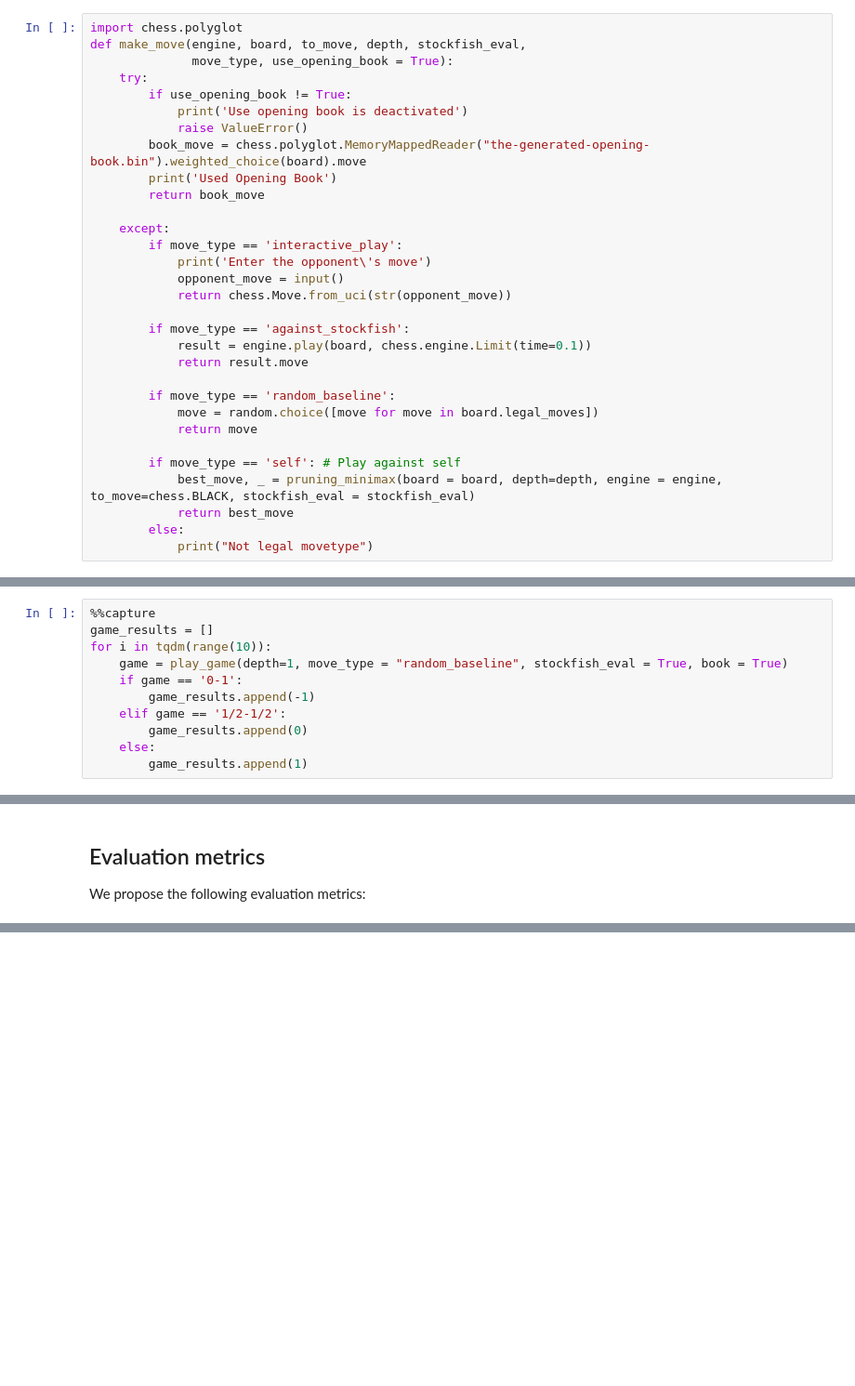
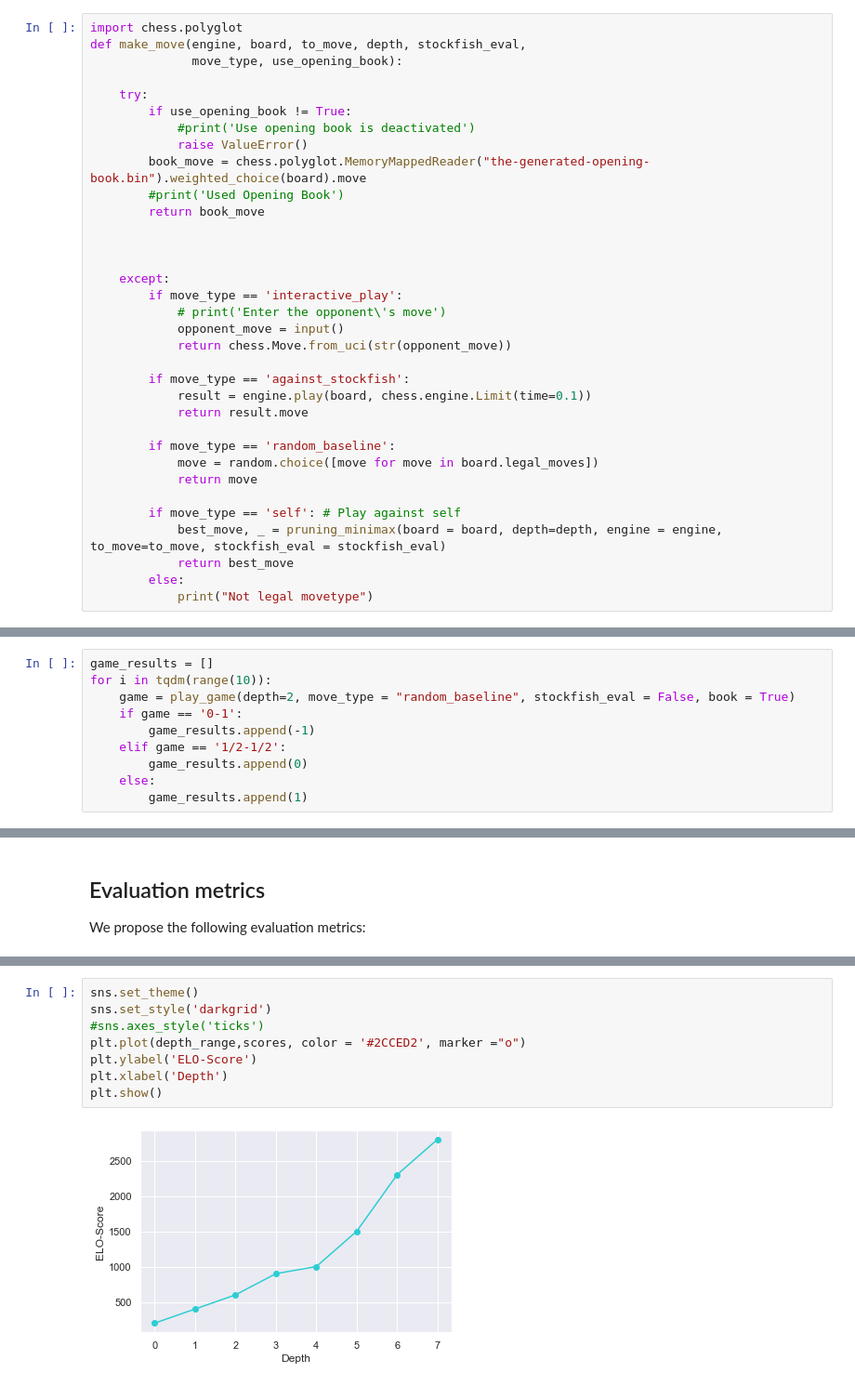
Before and after one commit to lassesofus/RL-Projekt, a Jupyter notebook: MiniMax_Chess.ipynb, the cells around one changed output, grey strips where cells are left out. Shown: that part at 93% size. Cells and saved outputs as stored; diff of their text form; blank space fills up the shorter version.

Commit message:
Updated with plot capabilities

```diff
--- a/MiniMax_Chess.ipynb
+++ b/MiniMax_Chess.ipynb
@@ -260,18 +260,21 @@ def pruning_minimax(board, depth, engine, alpha=None, beta=None, to_move=None, s
 # %%
 import chess.polyglot
 def make_move(engine, board, to_move, depth, stockfish_eval,
-              move_type, use_opening_book = True):
+              move_type, use_opening_book):
+
     try:
         if use_opening_book != True:
-            print('Use opening book is deactivated')
+            #print('Use opening book is deactivated')
             raise ValueError()
         book_move = chess.polyglot.MemoryMappedReader("the-generated-opening-book.bin").weighted_choice(board).move
-        print('Used Opening Book')
+        #print('Used Opening Book')
         return book_move
+
+
 
     except:
         if move_type == 'interactive_play':
-            print('Enter the opponent\'s move')
+            # print('Enter the opponent\'s move')
             opponent_move = input()
             return chess.Move.from_uci(str(opponent_move))
 
@@ -284,7 +287,7 @@ def make_move(engine, board, to_move, depth, stockfish_eval,
             return move
 
         if move_type == 'self': # Play against self
-            best_move, _ = pruning_minimax(board = board, depth=depth, engine = engine, to_move=chess.BLACK, stockfish_eval = stockfish_eval)
+            best_move, _ = pruning_minimax(board = board, depth=depth, engine = engine, to_move=to_move, stockfish_eval = stockfish_eval)
             return best_move
         else:
             print("Not legal movetype")
@@ -394,8 +381,7 @@ Result:  White 0-1 Black
 # %%
-%%capture
 game_results = []
 for i in tqdm(range(10)):
-    game = play_game(depth=1, move_type = "random_baseline", stockfish_eval = True, book = True)
+    game = play_game(depth=2, move_type = "random_baseline", stockfish_eval = False, book = True)
     if game == '0-1':
         game_results.append(-1)
     elif game == '1/2-1/2':
@@ -454,0 +469,10 @@ print(scores)
+# %%
+sns.set_theme()
+sns.set_style('darkgrid')
+#sns.axes_style('ticks')
+plt.plot(depth_range,scores, color = '#2CCED2', marker ="o")
+plt.ylabel('ELO-Score')
+plt.xlabel('Depth')
+plt.show()
+# %% [output]
+[figure, added]
```
Also changed, not shown: parts of 10 cells of this notebook, 1 other file.
